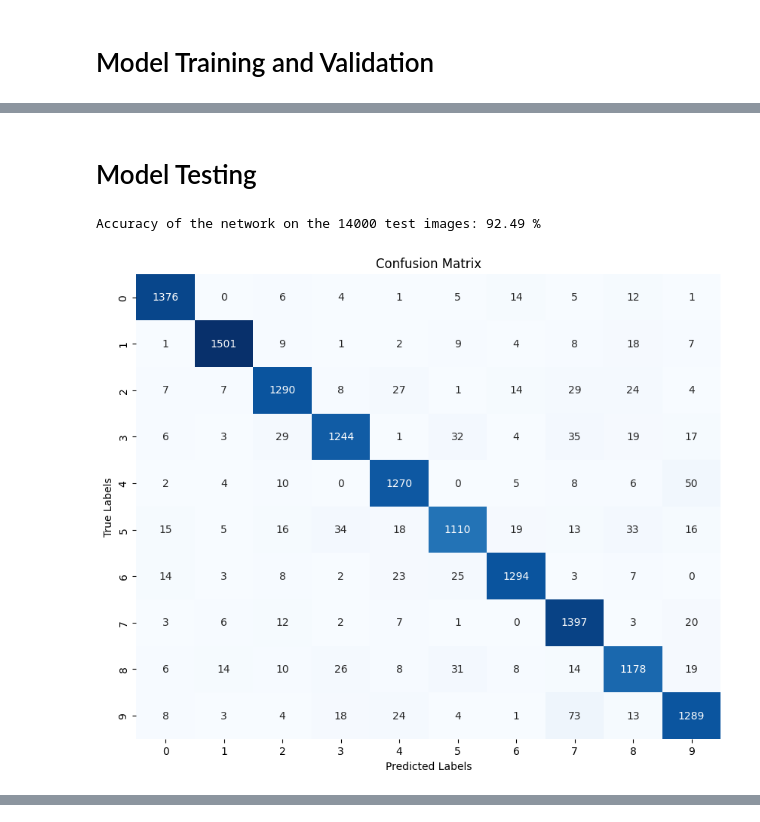
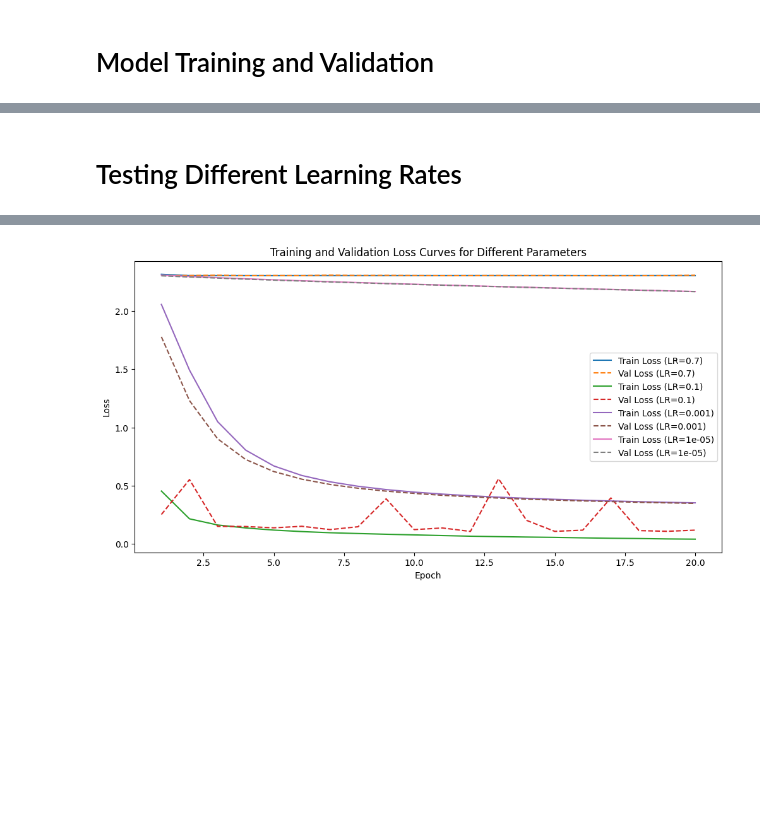
Before and after one commit to reda1609/DigitRecognitionModels, a Jupyter notebook: DigitRecognitionNN.ipynb, the cells around one changed output, grey strips where cells are left out. Saved outputs shown, nothing was run; the diff lists cells and outputs as text; code cells hidden in the pictures; blank space fills up the shorter version.

```diff
--- a/DigitRecognitionNN.ipynb
+++ b/DigitRecognitionNN.ipynb
@@ -231,7 +309,20 @@ Epoch [10/10], Train Loss: 0.2419, Val Loss: 0.2548
 # %% [markdown]
-#  Model Testing
+# Testing Different Learning Rates
-# %%
-model1.test_model(test_dataset)
-# %% [output]
-Accuracy of the network on the 14000 test images: 92.49 %
-[figure, removed]
+# %%
+fixed_params = {
+    'input_size': 784,
+    'output_size': 10,
+    'hidden_layers': 1,
+    'hidden_units': 60,
+    'learning_rate': 0.01,
+    'batch_size': 64
+}
+# %%
+# Experiment 1: Vary learning rate
+learning_rates = [0.7, 0.1, 0.001, 0.00001]
+train_loss_curves, val_loss_curves, best_model, best_val_loss, best_learning_rate = run_experiments(
+    learning_rates, 'learning_rate', fixed_params
+)
+plot_loss_curves(train_loss_curves, val_loss_curves, learning_rates, 'LR')
+print(f"\nBest learning rate: {best_learning_rate} (Validation Loss: {best_val_loss:.4f})\n")
+# %% [output]
@@ -237,0 +346 @@ Accuracy of the network on the 14000 test images: 92.49 %
+[figure, added]
```
Also changed, not shown: parts of 15 cells of this notebook.
